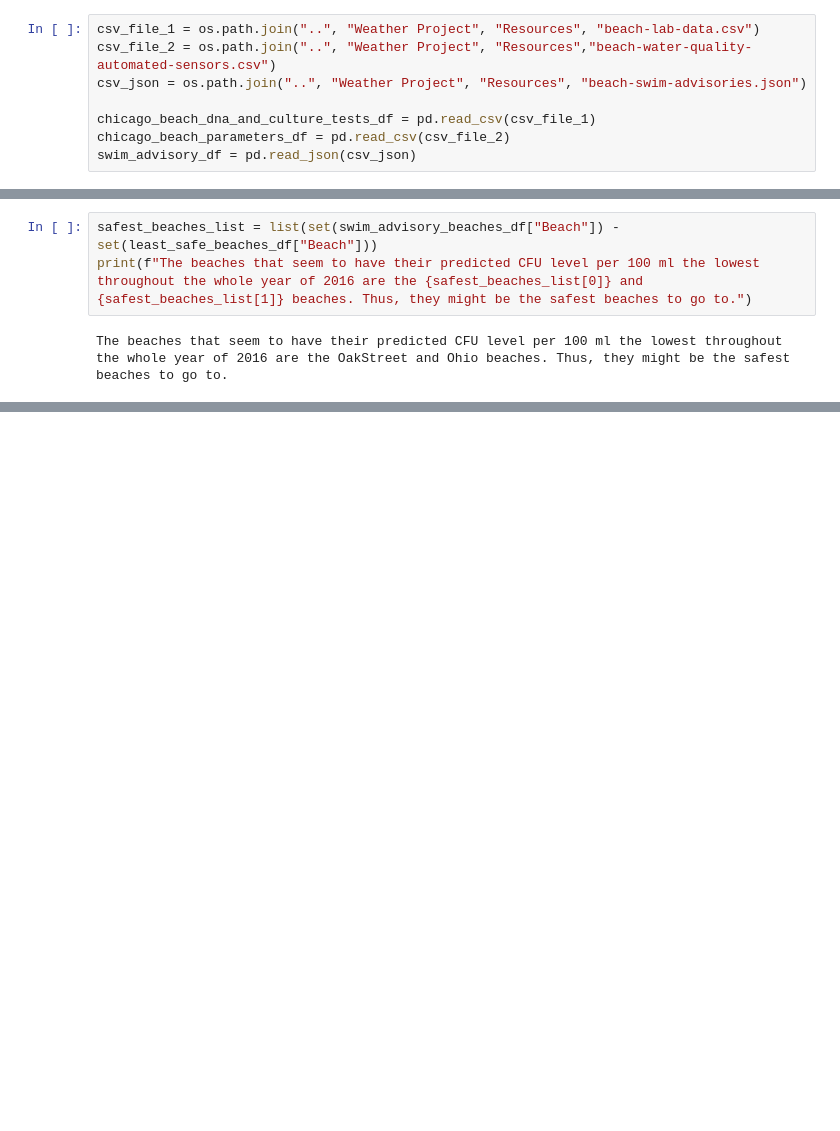
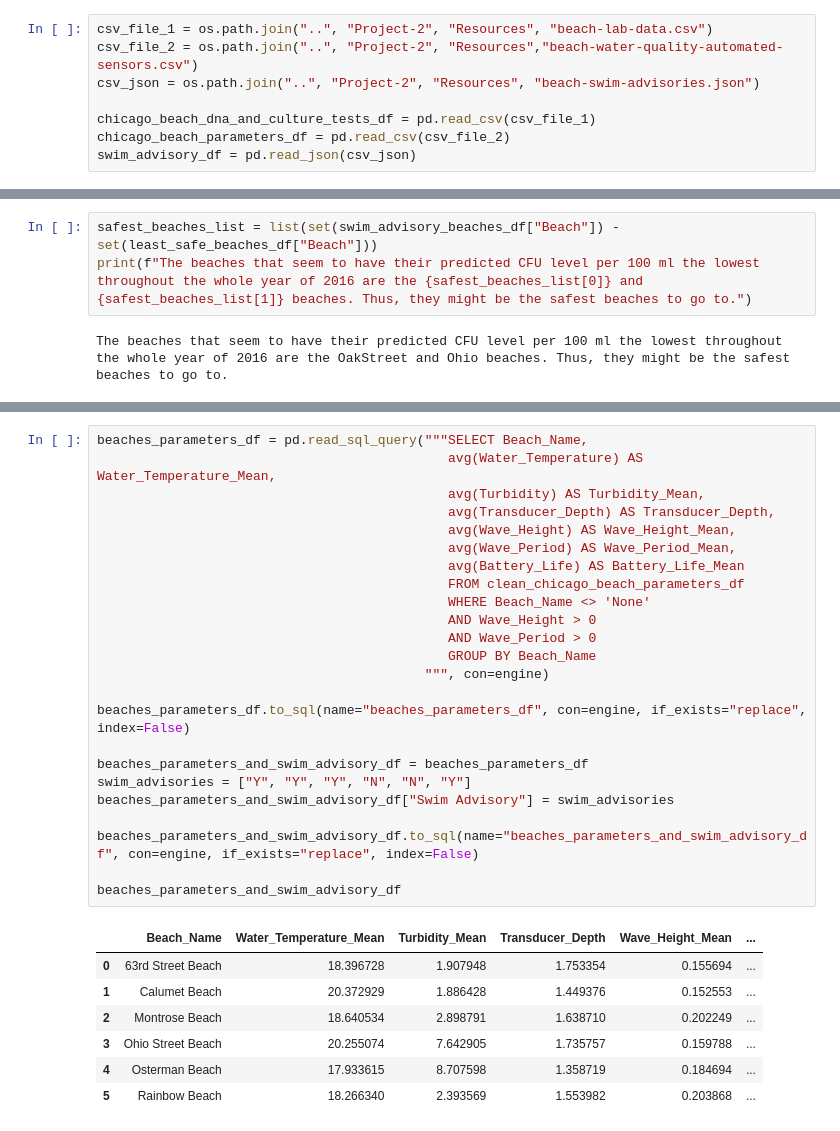
Before and after one commit to azpunit/Project-2, a Jupyter notebook: ETL.ipynb, the cells around one changed output, grey strips where cells are left out. Cells and saved outputs as stored; diff of their text form; blank space fills up the shorter version.

Commit message:
Project-2

```diff
--- a/ETL.ipynb
+++ b/ETL.ipynb
@@ -3,9 +3,9 @@ import pandas as pd
 from sqlalchemy import create_engine
 import os
 # %%
-csv_file_1 = os.path.join("..", "Weather Project", "Resources", "beach-lab-data.csv")
-csv_file_2 = os.path.join("..", "Weather Project", "Resources","beach-water-quality-automated-sensors.csv")
-csv_json = os.path.join("..", "Weather Project", "Resources", "beach-swim-advisories.json")
+csv_file_1 = os.path.join("..", "Project-2", "Resources", "beach-lab-data.csv")
+csv_file_2 = os.path.join("..", "Project-2", "Resources","beach-water-quality-automated-sensors.csv")
+csv_json = os.path.join("..", "Project-2", "Resources", "beach-swim-advisories.json")
 
 chicago_beach_dna_and_culture_tests_df = pd.read_csv(csv_file_1)
 chicago_beach_parameters_df = pd.read_csv(csv_file_2)
@@ -219,6 +219,38 @@ This data represents the DNA and culture tests results of all the beaches of our
 | 27 | Ohio Street | 493.011561 | 352.116279 | 281.309827 | 118.622854 | ... |
 | 28 | Osterman | 210.078431 | 229.712871 | 196.934314 | 137.088821 | ... |
 | 29 | Rogers | 581.534653 | 537.612245 | 487.399010 | 68.310801 | ... |
+# %%
+beaches_parameters_df = pd.read_sql_query("""SELECT Beach_Name,
+                                             avg(Water_Temperature) AS Water_Temperature_Mean,
+                                             avg(Turbidity) AS Turbidity_Mean,
+                                             avg(Transducer_Depth) AS Transducer_Depth,
+                                             avg(Wave_Height) AS Wave_Height_Mean,
+                                             avg(Wave_Period) AS Wave_Period_Mean,
+                                             avg(Battery_Life) AS Battery_Life_Mean
+                                             FROM clean_chicago_beach_parameters_df
+                                             WHERE Beach_Name <> 'None'
+                                             AND Wave_Height > 0
+                                             AND Wave_Period > 0
+                                             GROUP BY Beach_Name
+                                          """, con=engine)
+
+beaches_parameters_df.to_sql(name="beaches_parameters_df", con=engine, if_exists="replace", index=False)
+
+beaches_parameters_and_swim_advisory_df = beaches_parameters_df
+swim_advisories = ["Y", "Y", "Y", "N", "N", "Y"]
+beaches_parameters_and_swim_advisory_df["Swim Advisory"] = swim_advisories
+
+beaches_parameters_and_swim_advisory_df.to_sql(name="beaches_parameters_and_swim_advisory_df", con=engine, if_exists="replace", index=False)
+
+beaches_parameters_and_swim_advisory_df
+# %% [output]
+|  | Beach_Name | Water_Temperature_Mean | Turbidity_Mean | Transducer_Depth | Wave_Height_Mean | ... |
+| 0 | 63rd Street Beach | 18.396728 | 1.907948 | 1.753354 | 0.155694 | ... |
+| 1 | Calumet Beach | 20.372929 | 1.886428 | 1.449376 | 0.152553 | ... |
+| 2 | Montrose Beach | 18.640534 | 2.898791 | 1.638710 | 0.202249 | ... |
+| 3 | Ohio Street Beach | 20.255074 | 7.642905 | 1.735757 | 0.159788 | ... |
+| 4 | Osterman Beach | 17.933615 | 8.707598 | 1.358719 | 0.184694 | ... |
+| 5 | Rainbow Beach | 18.266340 | 2.393569 | 1.553982 | 0.203868 | ... |
 # %%
 engine.table_names()
 # %% [output]
```
Also changed, not shown: parts of 3 cells of this notebook, 1 other file.
